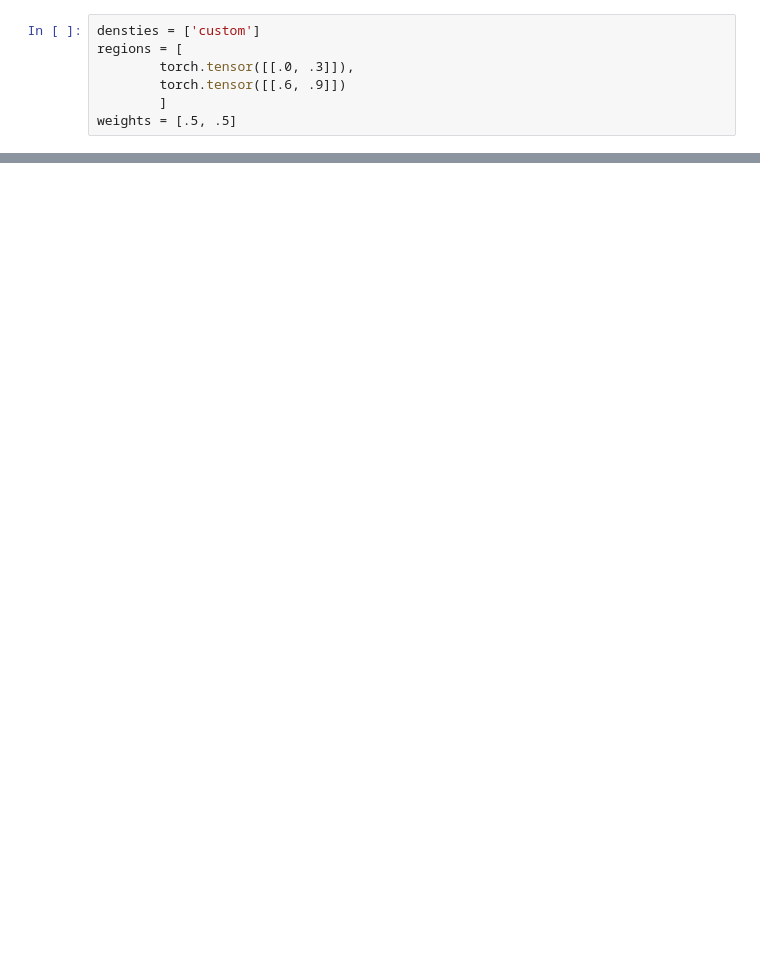
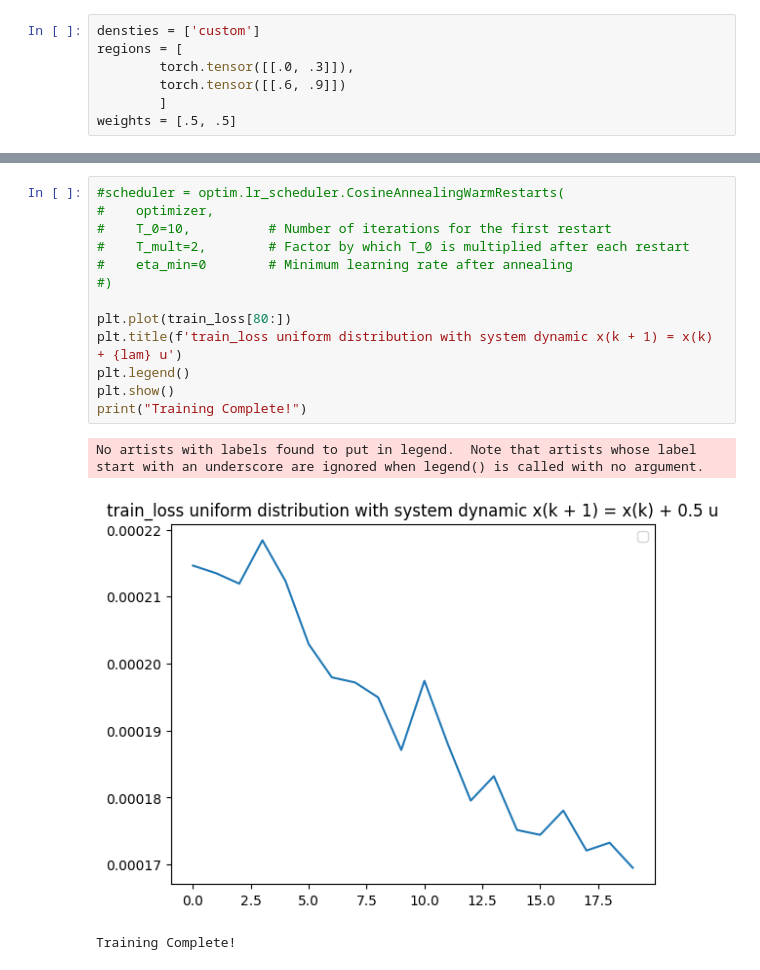
Before and after one commit to Justus-ui/Recursive_kan, a Jupyter notebook: train.ipynb, the cells around one changed output, grey strips where cells are left out. Drawn from its saved outputs; the diff is of its cells as text; blank space fills up the shorter version.

```diff
--- a/train.ipynb
+++ b/train.ipynb
@@ -112,4 +115,21 @@ Epoch [100/100], Loss: 0.001483
 Training Complete!
+# %%
+#scheduler = optim.lr_scheduler.CosineAnnealingWarmRestarts(
+#    optimizer,
+#    T_0=10,          # Number of iterations for the first restart
+#    T_mult=2,        # Factor by which T_0 is multiplied after each restart
+#    eta_min=0        # Minimum learning rate after annealing
+#)
+
+plt.plot(train_loss[80:])
+plt.title(f'train_loss uniform distribution with system dynamic x(k + 1) = x(k) + {lam} u')
+plt.legend()
+plt.show()
+print("Training Complete!")
+# %% [output]
+No artists with labels found to put in legend.  Note that artists whose label start with an underscore are ignored when legend() is called with no argument.
+[figure, added]
+Training Complete!
 # %%
 #plot trajectory
 model.eval()
```
Also changed, not shown: parts of 7 cells of this notebook, 5 other files.
